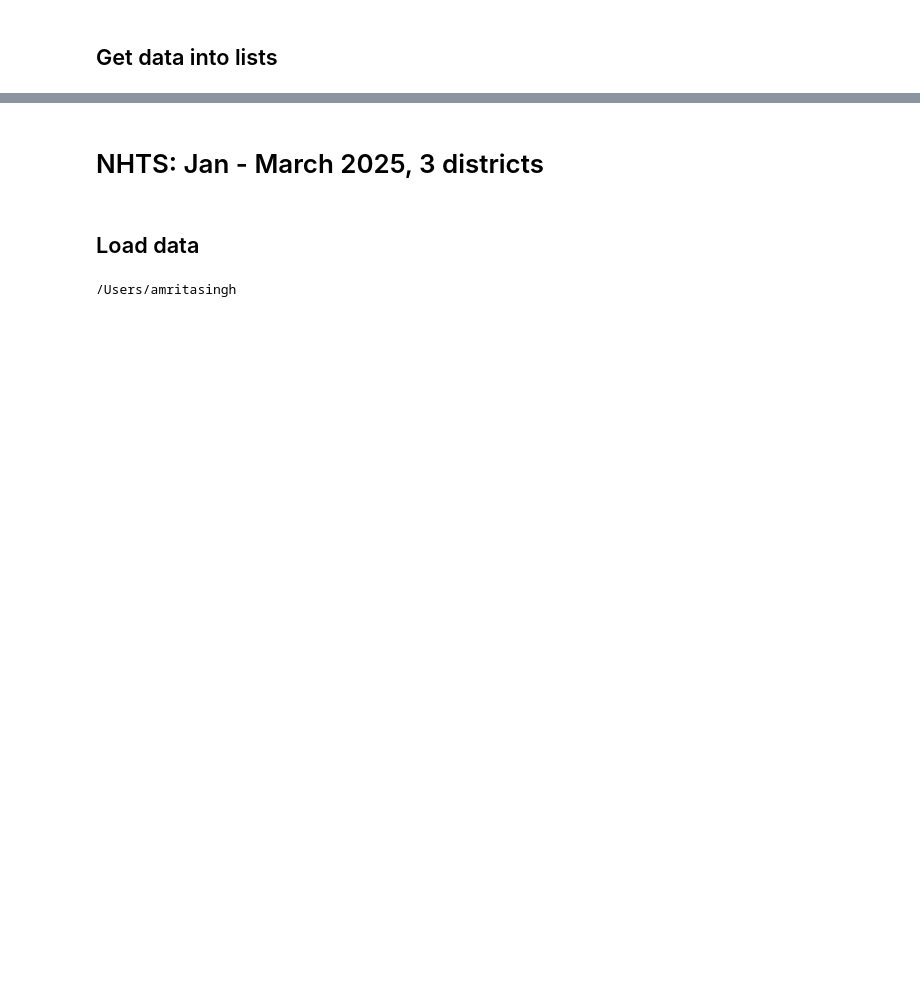
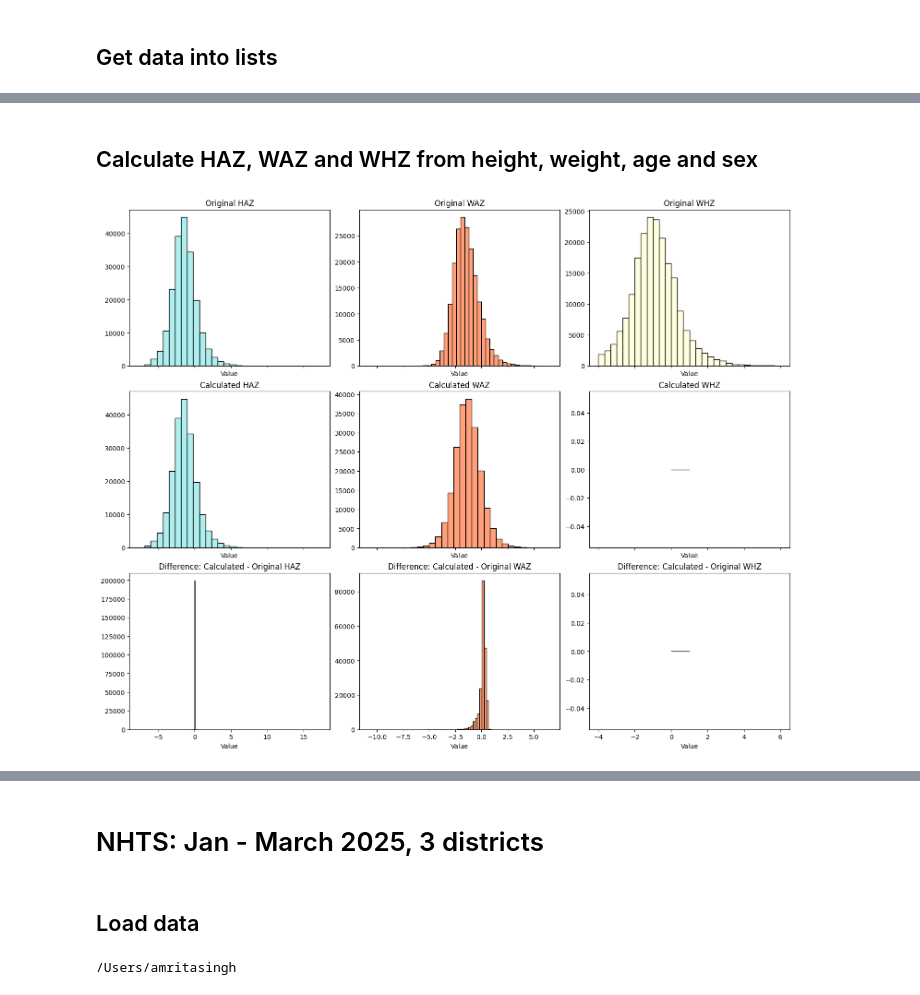
Before and after one commit to vaishnav-sudhanva/discsim, a Jupyter notebook: api/utils/Pre Survey Nested Simulation/ECD_data_analysis.ipynb, the cells around one changed output, grey strips where cells are left out. Saved outputs shown, nothing was run; the diff lists cells and outputs as text; code cells hidden in the pictures; blank space fills up the shorter version.

```diff
--- a/api/utils/Pre Survey Nested Simulation/ECD_data_analysis.ipynb
+++ b/api/utils/Pre Survey Nested Simulation/ECD_data_analysis.ipynb
@@ -200,0 +316,43 @@ Text(0, 0.5, 'Height (cm)')
+# %% [markdown]
+## Calculate HAZ, WAZ and WHZ from height, weight, age and sex
+# %%
+fig, ax = plt.subplots(3, 3, figsize=(15, 12), constrained_layout=True, sharex = 'col')
+
+# First row: histograms of original HAZ, WAZ, WHZ
+ax[0, 0].hist(haz.dropna(), bins=30, color='paleturquoise', edgecolor='black')
+ax[0, 0].set_title('Original HAZ')
+ax[0, 1].hist(waz.dropna(), bins=30, color='lightsalmon', edgecolor='black')
+ax[0, 1].set_title('Original WAZ')
+ax[0, 2].hist(whz.dropna(), bins=30, color='lightyellow', edgecolor='black')
+ax[0, 2].set_title('Original WHZ')
+
+# Second row: calculated distributions
+calc_haz = ecd_nested_simulation_functions.calculate_haz(height, age, sex, haz_params)
+calc_waz = ecd_nested_simulation_functions.calculate_waz(weight, age, sex, waz_params)
+calc_whz = ecd_nested_simulation_functions.calculate_whz(weight, height, sex, whz_params)
+
+ax[1, 0].hist(calc_haz.dropna(), bins=30, color='paleturquoise', edgecolor='black')
+ax[1, 0].set_title('Calculated HAZ')
+ax[1, 1].hist(calc_waz.dropna(), bins=30, color='lightsalmon', edgecolor='black')
+ax[1, 1].set_title('Calculated WAZ')
+ax[1, 2].hist(calc_whz.dropna(), bins=30, color='lightyellow', edgecolor='black')
+ax[1, 2].set_title('Calculated WHZ')
+
+# Third row: distribution of the difference between calculated and original values
+# Align indices and drop NaNs for fair comparison
+haz_diff = (calc_haz - haz).dropna()
+waz_diff = (calc_waz - waz).dropna()
+whz_diff = (calc_whz - whz).dropna()
+
+ax[2, 0].hist(haz_diff, bins=30, color='paleturquoise', edgecolor='black')
+ax[2, 0].set_title('Difference: Calculated - Original HAZ')
+ax[2, 1].hist(waz_diff, bins=30, color='lightsalmon', edgecolor='black')
+ax[2, 1].set_title('Difference: Calculated - Original WAZ')
+ax[2, 2].hist(whz_diff, bins=30, color='lightyellow', edgecolor='black')
+ax[2, 2].set_title('Difference: Calculated - Original WHZ')
+
+for i in range(3):
+    for j in range(3):
+        ax[i, j].set_xlabel('Value')
+# %% [output]
+[figure, added]
```
Also changed, not shown: parts of 16 cells of this notebook, 1 other file.
